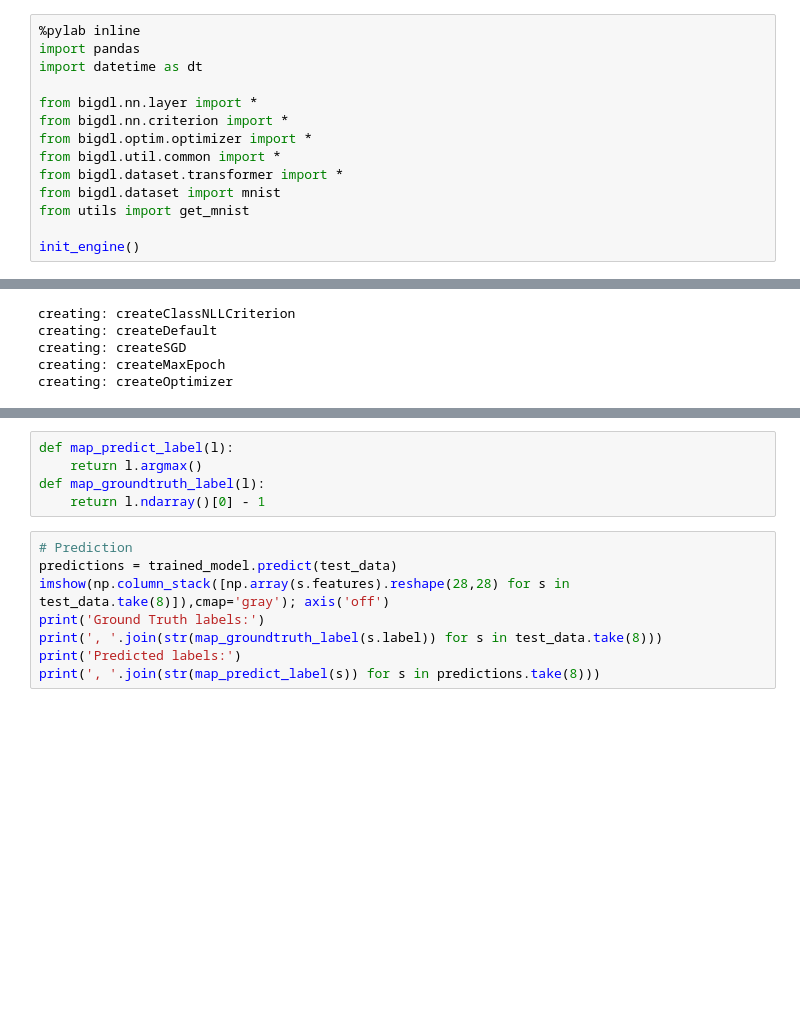
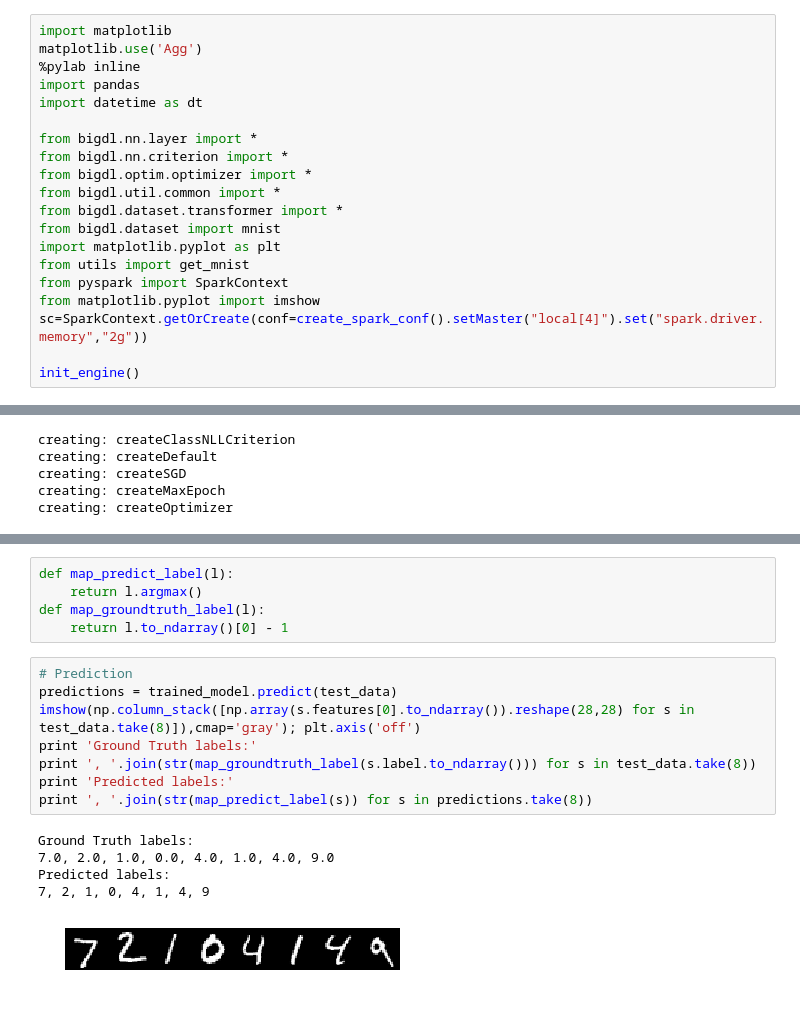
Before and after one commit to elephantscale/bigdl-tutorials, a Jupyter notebook: notebooks/intel-tutorials/logistic_regression.ipynb, the cells around one changed output, grey strips where cells are left out. Drawn from its saved outputs; the diff is of its cells as text; blank space fills up the shorter version.

```diff
--- a/notebooks/intel-tutorials/logistic_regression.ipynb
+++ b/notebooks/intel-tutorials/logistic_regression.ipynb
@@ -3,6 +3,8 @@
 # %% [markdown]
 In this tutorial we will introduce how to build a logistic regression model using BigDL. We use *MNIST* datas for experiments in this tutorial. For more information about MNIST, please refer to this [site](http://yann.lecun.com/exdb/mnist/). The first thing we need to do it to import necessary packages and inilialize the engine.
 # %%
+import matplotlib
+matplotlib.use('Agg')
 %pylab inline
 import pandas
 import datetime as dt
@@ -13,7 +15,11 @@ from bigdl.optim.optimizer import *
 from bigdl.util.common import *
 from bigdl.dataset.transformer import *
 from bigdl.dataset import mnist
+import matplotlib.pyplot as plt
 from utils import get_mnist
+from pyspark import SparkContext
+from matplotlib.pyplot import imshow
+sc=SparkContext.getOrCreate(conf=create_spark_conf().setMaster("local[4]").set("spark.driver.memory","2g"))
 
 init_engine()
 # %% [output]
@@ -91,12 +96,18 @@ Wall time: 36.9 s
 def map_predict_label(l):
     return l.argmax()
 def map_groundtruth_label(l):
-    return l.ndarray()[0] - 1
+    return l.to_ndarray()[0] - 1
 # %%
 # Prediction
 predictions = trained_model.predict(test_data)
-imshow(np.column_stack([np.array(s.features).reshape(28,28) for s in test_data.take(8)]),cmap='gray'); axis('off')
-print('Ground Truth labels:')
-print(', '.join(str(map_groundtruth_label(s.label)) for s in test_data.take(8)))
-print('Predicted labels:')
-print(', '.join(str(map_predict_label(s)) for s in predictions.take(8)))
+imshow(np.column_stack([np.array(s.features[0].to_ndarray()).reshape(28,28) for s in test_data.take(8)]),cmap='gray'); plt.axis('off')
+print 'Ground Truth labels:'
+print ', '.join(str(map_groundtruth_label(s.label.to_ndarray())) for s in test_data.take(8))
+print 'Predicted labels:'
+print ', '.join(str(map_predict_label(s)) for s in predictions.take(8))
+# %% [output]
+Ground Truth labels:
+7.0, 2.0, 1.0, 0.0, 4.0, 1.0, 4.0, 9.0
+Predicted labels:
+7, 2, 1, 0, 4, 1, 4, 9
+[figure, added]
```
Also changed, not shown: parts of 3 cells of this notebook, 4 other files.
